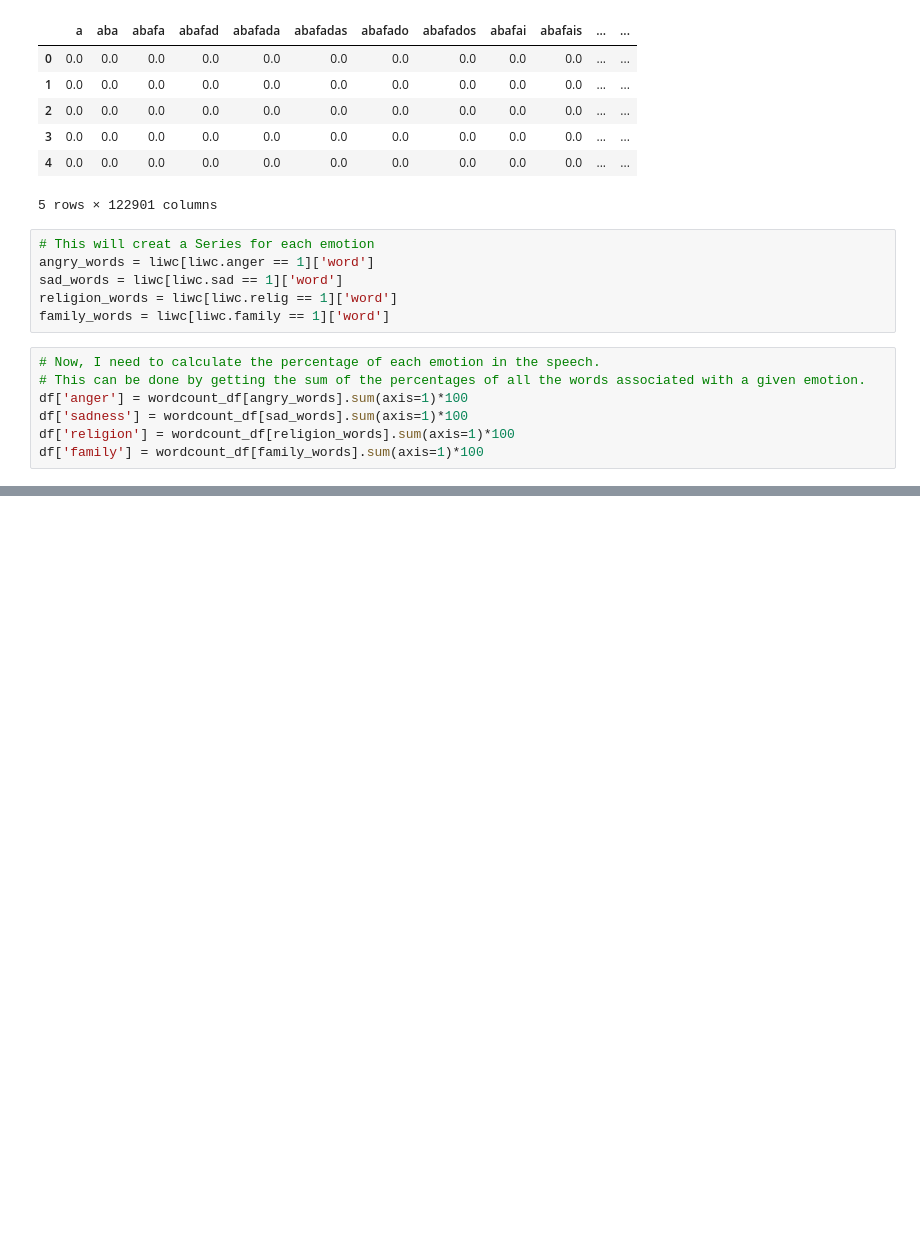
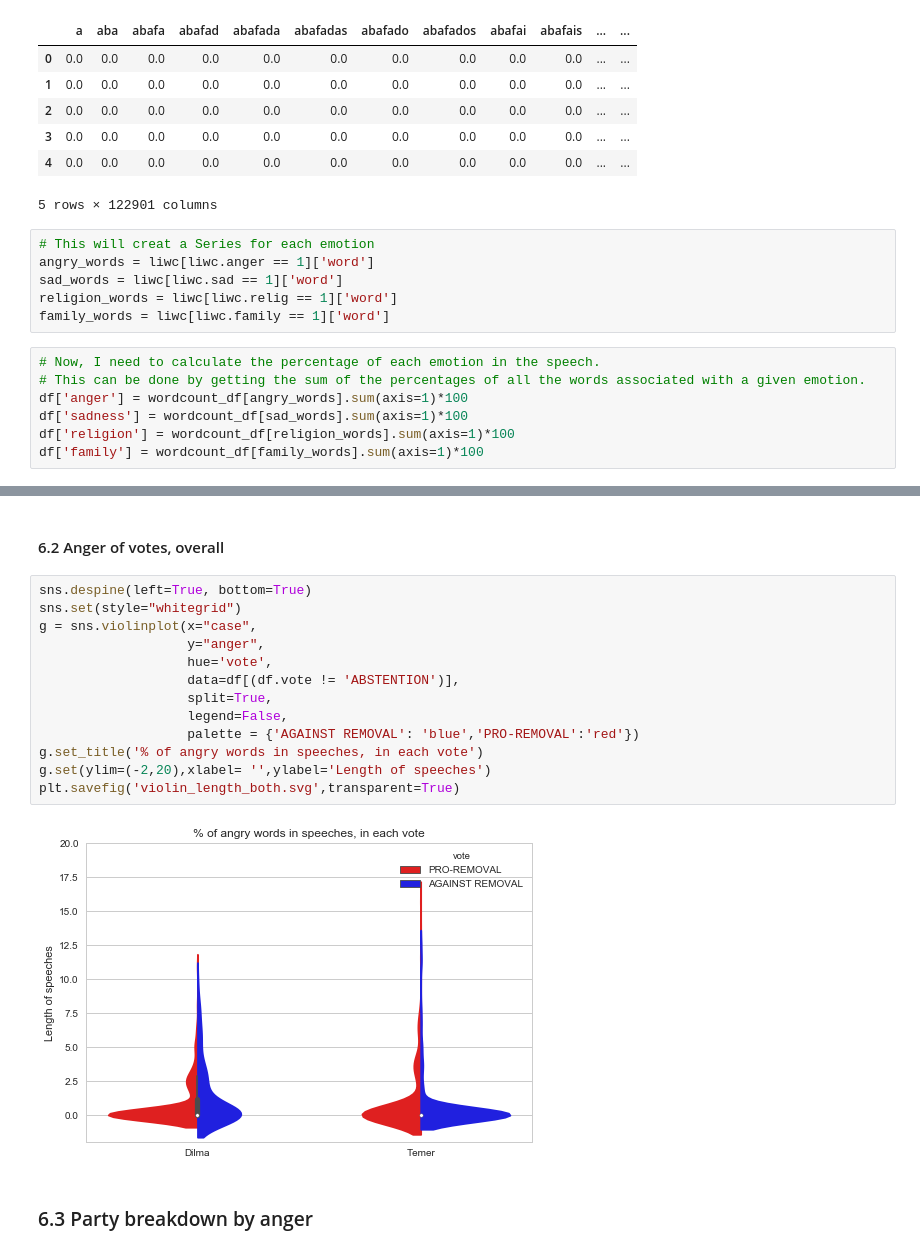
Before and after one commit to RodrigoMenegat/studio-projects, a Jupyter notebook: code/speeches-congress/cleaning+analysis.ipynb, the cells around one changed output, grey strips where cells are left out. Cells and saved outputs as stored; diff of their text form; blank space fills up the shorter version.

```diff
--- a/code/speeches-congress/cleaning+analysis.ipynb
+++ b/code/speeches-congress/cleaning+analysis.ipynb
@@ -297,0 +348,19 @@ df[df.case=='Temer'].groupby('vote')['anger'].mean().sort_values(ascending=False
+# %% [markdown]
+#### 6.2 Anger of votes, overall
+# %%
+sns.despine(left=True, bottom=True)
+sns.set(style="whitegrid")
+g = sns.violinplot(x="case",
+                   y="anger",
+                   hue='vote',
+                   data=df[(df.vote != 'ABSTENTION')],
+                   split=True,
+                   legend=False,
+                   palette = {'AGAINST REMOVAL': 'blue','PRO-REMOVAL':'red'})
+g.set_title('% of angry words in speeches, in each vote')
+g.set(ylim=(-2,20),xlabel= '',ylabel='Length of speeches')
+plt.savefig('violin_length_both.svg',transparent=True)
+# %% [output]
+[figure, added]
+# %% [markdown]
+### 6.3 Party breakdown by anger
```
Also changed, not shown: parts of 33 cells of this notebook, 1 other file.
